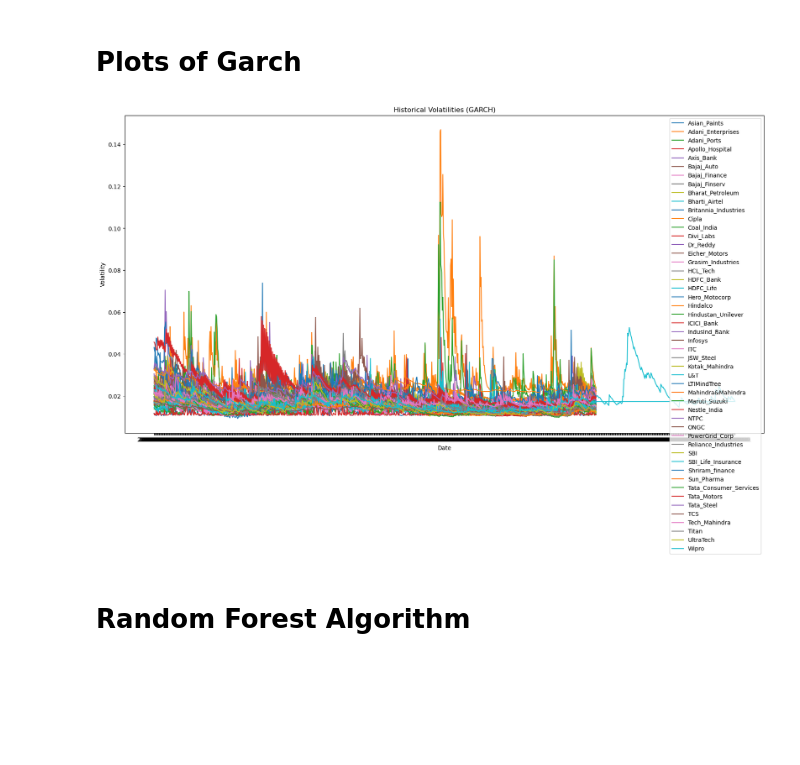
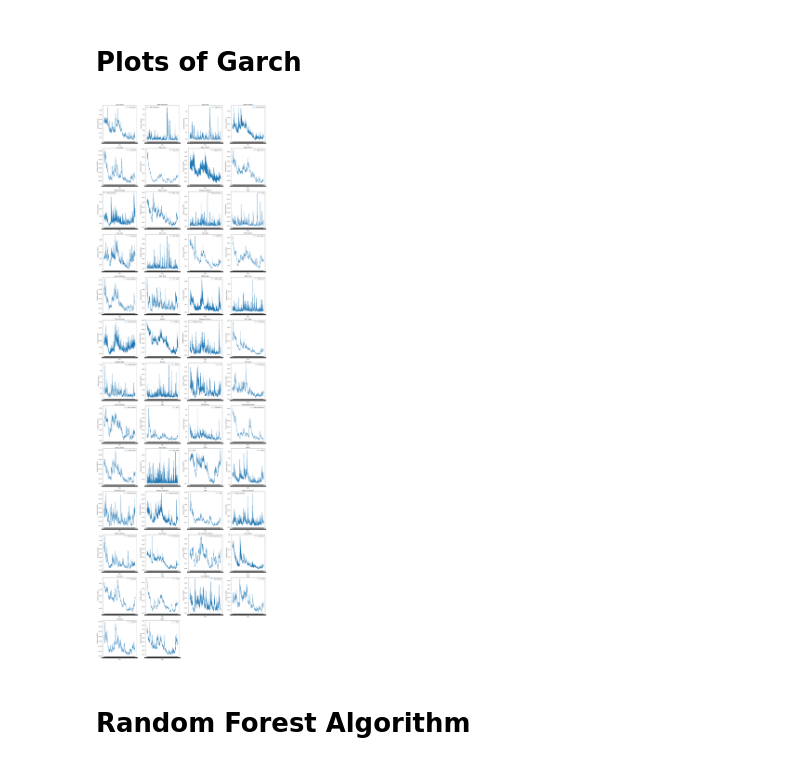
Before and after one commit to Kavya-25/Portfolio_Optimization, a Jupyter notebook: Models/Random Forest Algorithm.ipynb, the cells around one changed output. Cells and saved outputs as stored; diff of their text form; code cells hidden in the pictures; blank space fills up the shorter version.

```diff
--- a/Models/Random Forest Algorithm.ipynb
+++ b/Models/Random Forest Algorithm.ipynb
@@ -456,16 +456,41 @@ d2
 # %%
 import matplotlib.pyplot as plt
 
-plt.figure(figsize=(20, 10))
-for company, data in garch.items():
-    plt.plot(data['Close'], label=company)
-plt.title('Historical Volatilities (GARCH)')
-plt.xlabel('Date')
-plt.ylabel('Volatility')
-plt.legend()
+# Set the font to Times New Roman
+plt.rcParams['font.family'] = 'serif'
+plt.rcParams['font.serif'] = ['Times New Roman']
+
+# Define the number of graphs per row
+graphs_per_row = 4
+
+# Number of companies
+num_companies = len(garch)
+
+# Determine the number of rows needed
+num_rows = (num_companies + graphs_per_row - 1) // graphs_per_row
+
+# Create subplots
+fig, axes = plt.subplots(num_rows, graphs_per_row, figsize=(20, num_rows * 5))
+
+# Flatten the axes array for easy iteration
+axes = axes.flatten()
+
+# Plot each company's data in a separate subplot
+for ax, (company, data) in zip(axes, garch.items()):
+    ax.plot(data['Close'], label=company)
+    ax.set_xlabel('Date')
+    ax.set_ylabel('Volatilities (GARCH)')
+    ax.legend()
+    ax.set_title(company)
+
+# Hide any unused subplots
+for i in range(num_companies, len(axes)):
+    fig.delaxes(axes[i])
+
+plt.tight_layout()
 plt.show()
 # %% [output]
-[figure, old version]
+[figure, new version]
 # %% [markdown]
 # Random Forest Algorithm
 # %%
```
Also changed, not shown: parts of 21 cells of this notebook.
